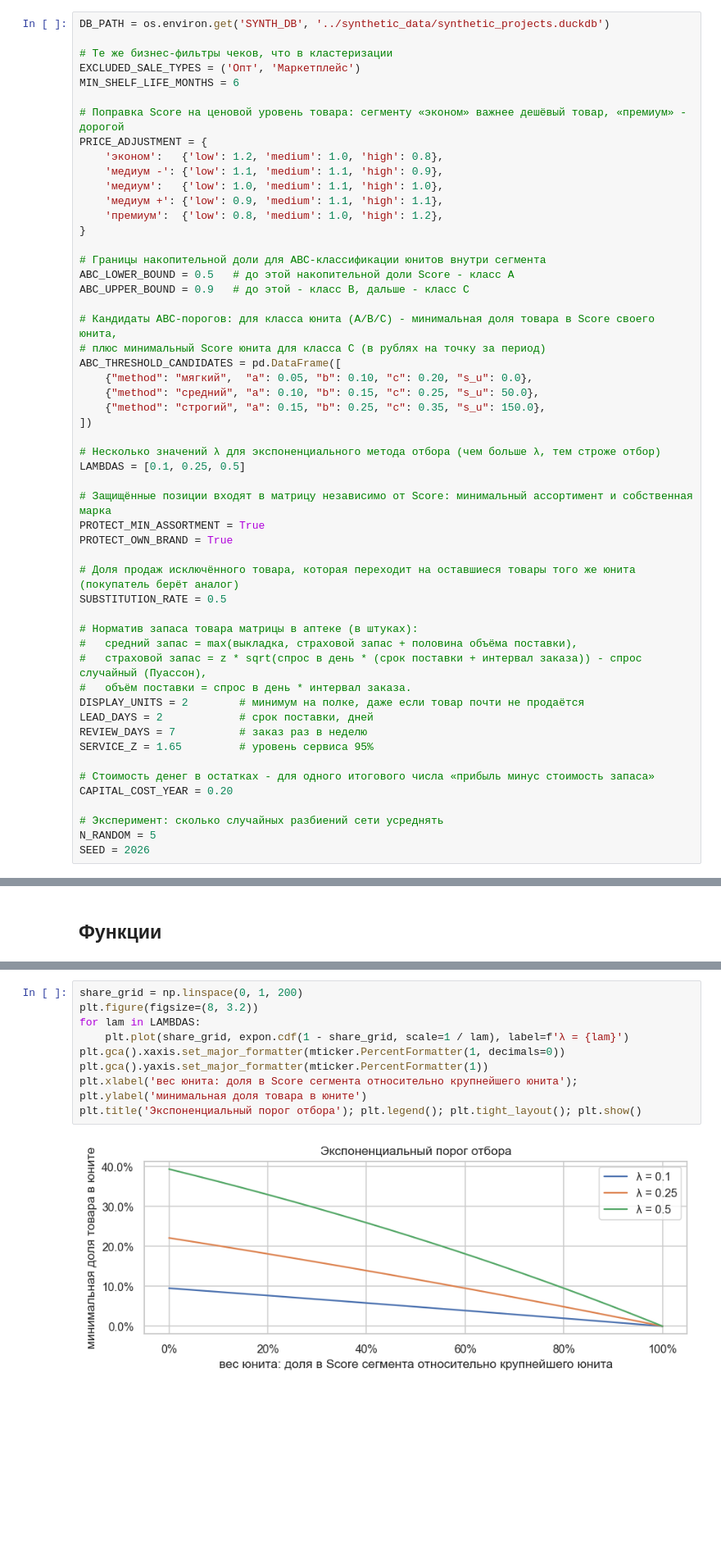
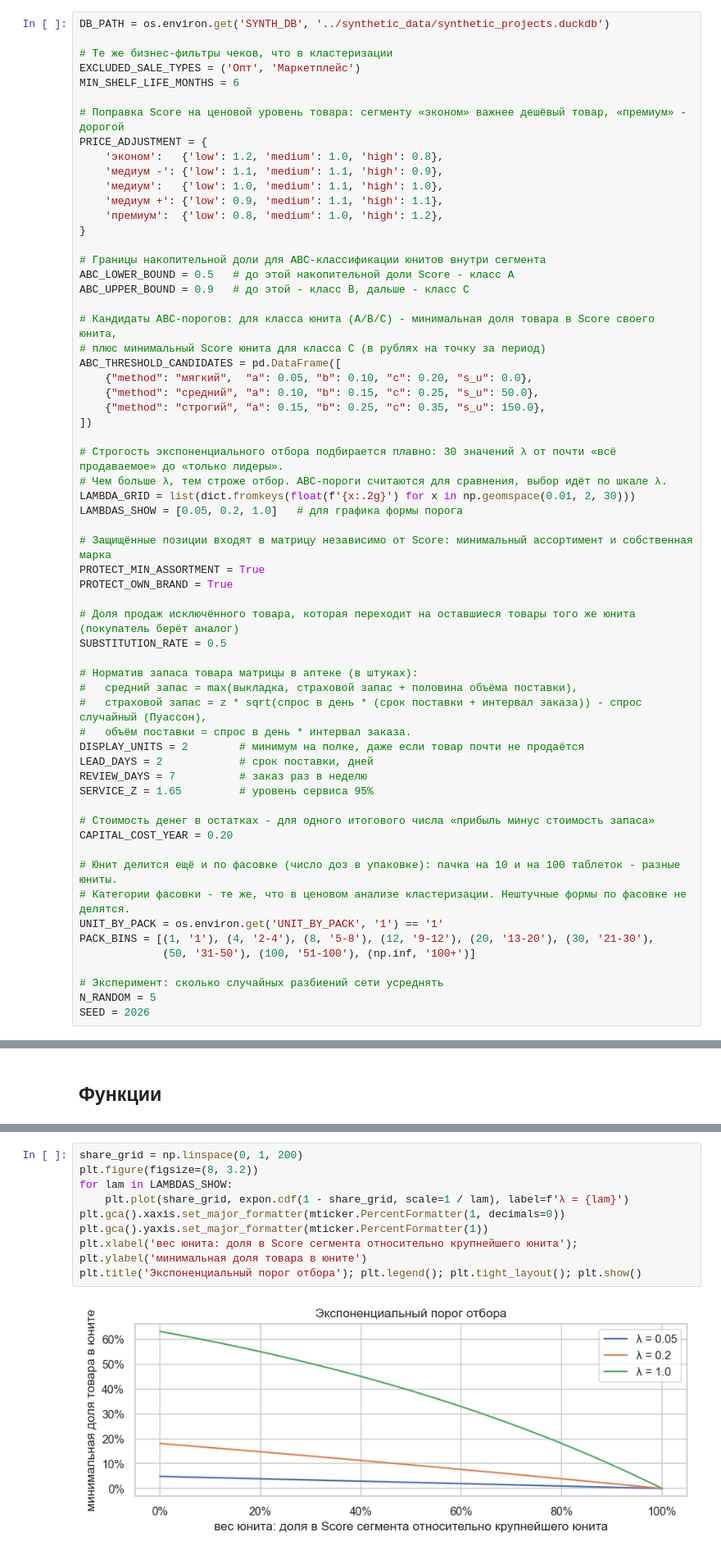
Before and after one commit to Viktor-VK/portfolio, a Jupyter notebook: Скоринг и выбор ассортиментной матрицы/01_score_abc_и_выбор_матрицы.ipynb, the cells around one changed output, grey strips where cells are left out. Shown at 82% size. Cells and saved outputs as stored; diff of their text form; blank space fills up the shorter version.

```diff
--- a/Скоринг и выбор ассортиментной матрицы/01_score_abc_и_выбор_матрицы.ipynb
+++ b/Скоринг и выбор ассортиментной матрицы/01_score_abc_и_выбор_матрицы.ipynb
@@ -63,8 +63,10 @@ ABC_THRESHOLD_CANDIDATES = pd.DataFrame([
     {"method": "строгий", "a": 0.15, "b": 0.25, "c": 0.35, "s_u": 150.0},
 ])
 
-# Несколько значений λ для экспоненциального метода отбора (чем больше λ, тем строже отбор)
-LAMBDAS = [0.1, 0.25, 0.5]
+# Строгость экспоненциального отбора подбирается плавно: 30 значений λ от почти «всё продаваемое» до «только лидеры».
+# Чем больше λ, тем строже отбор. ABC-пороги считаются для сравнения, выбор идёт по шкале λ.
+LAMBDA_GRID = list(dict.fromkeys(float(f'{x:.2g}') for x in np.geomspace(0.01, 2, 30)))
+LAMBDAS_SHOW = [0.05, 0.2, 1.0]   # для графика формы порога
 
 # Защищённые позиции входят в матрицу независимо от Score: минимальный ассортимент и собственная марка
 PROTECT_MIN_ASSORTMENT = True
@@ -85,6 +87,12 @@ SERVICE_Z = 1.65         # уровень сервиса 95%
 # Стоимость денег в остатках - для одного итогового числа «прибыль минус стоимость запаса»
 CAPITAL_COST_YEAR = 0.20
 
+# Юнит делится ещё и по фасовке (число доз в упаковке): пачка на 10 и на 100 таблеток - разные юниты.
+# Категории фасовки - те же, что в ценовом анализе кластеризации. Нештучные формы по фасовке не делятся.
+UNIT_BY_PACK = os.environ.get('UNIT_BY_PACK', '1') == '1'
+PACK_BINS = [(1, '1'), (4, '2-4'), (8, '5-8'), (12, '9-12'), (20, '13-20'), (30, '21-30'),
+             (50, '31-50'), (100, '51-100'), (np.inf, '100+')]
+
 # Эксперимент: сколько случайных разбиений сети усреднять
 N_RANDOM = 5
 SEED = 2026
@@ -330,14 +347,14 @@ plt.tight_layout(); plt.show()
 # %%
 share_grid = np.linspace(0, 1, 200)
 plt.figure(figsize=(8, 3.2))
-for lam in LAMBDAS:
+for lam in LAMBDAS_SHOW:
     plt.plot(share_grid, expon.cdf(1 - share_grid, scale=1 / lam), label=f'λ = {lam}')
 plt.gca().xaxis.set_major_formatter(mticker.PercentFormatter(1, decimals=0))
 plt.gca().yaxis.set_major_formatter(mticker.PercentFormatter(1))
 plt.xlabel('вес юнита: доля в Score сегмента относительно крупнейшего юнита'); plt.ylabel('минимальная доля товара в юните')
 plt.title('Экспоненциальный порог отбора'); plt.legend(); plt.tight_layout(); plt.show()
 # %% [output]
-[figure, old version]
+[figure, new version]
 # %%
 res_train = compare_variants(seg_groups, cand, train)
 selected = choose(res_train)
```
Also changed, not shown: parts of 18 cells of this notebook, 2 other files.
